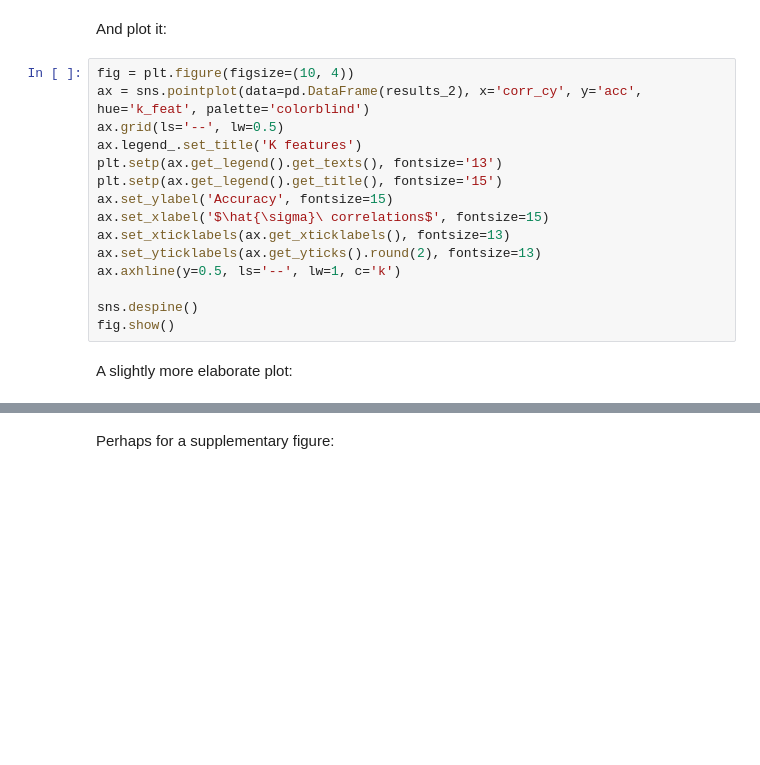
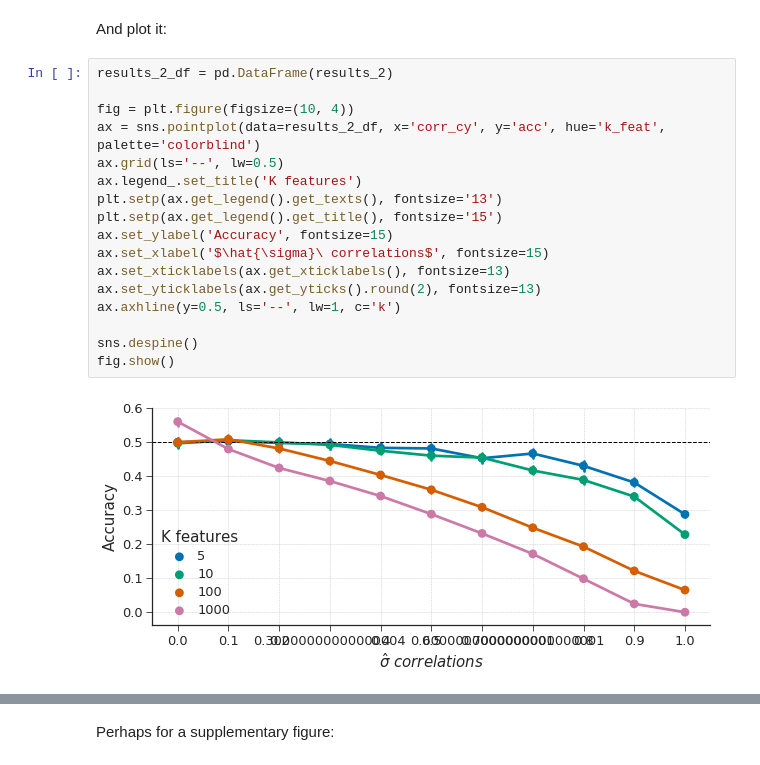
Before and after one commit to lukassnoek/MVCA, a Jupyter notebook: analyses/simulation_confound_methods.ipynb, the cells around one changed output, grey strips where cells are left out. Cells and saved outputs as stored; diff of their text form; blank space fills up the shorter version.

```diff
--- a/analyses/simulation_confound_methods.ipynb
+++ b/analyses/simulation_confound_methods.ipynb
@@ -1754,19 +1781,21 @@ for k_feat in k_feats:
 # %% [markdown]
 And plot it:
 # %%
+results_2_df = pd.DataFrame(results_2)
+
 fig = plt.figure(figsize=(10, 4))
-ax = sns.pointplot(data=pd.DataFrame(results_2), x='corr_cy', y='acc', hue='k_feat', palette='colorblind')
+ax = sns.pointplot(data=results_2_df, x='corr_cy', y='acc', hue='k_feat', palette='colorblind')
 ax.grid(ls='--', lw=0.5)
 ax.legend_.set_title('K features')
 plt.setp(ax.get_legend().get_texts(), fontsize='13')
 plt.setp(ax.get_legend().get_title(), fontsize='15')
 ax.set_ylabel('Accuracy', fontsize=15)
 ax.set_xlabel('$\hat{\sigma}\ correlations$', fontsize=15)
 ax.set_xticklabels(ax.get_xticklabels(), fontsize=13)
 ax.set_yticklabels(ax.get_yticks().round(2), fontsize=13)
 ax.axhline(y=0.5, ls='--', lw=1, c='k')
 
 sns.despine()
 fig.show()
+# %% [output]
+[figure, added]
-# %% [markdown]
-A slightly more elaborate plot:
```
Also changed, not shown: parts of 28 cells of this notebook, 22 other files.
